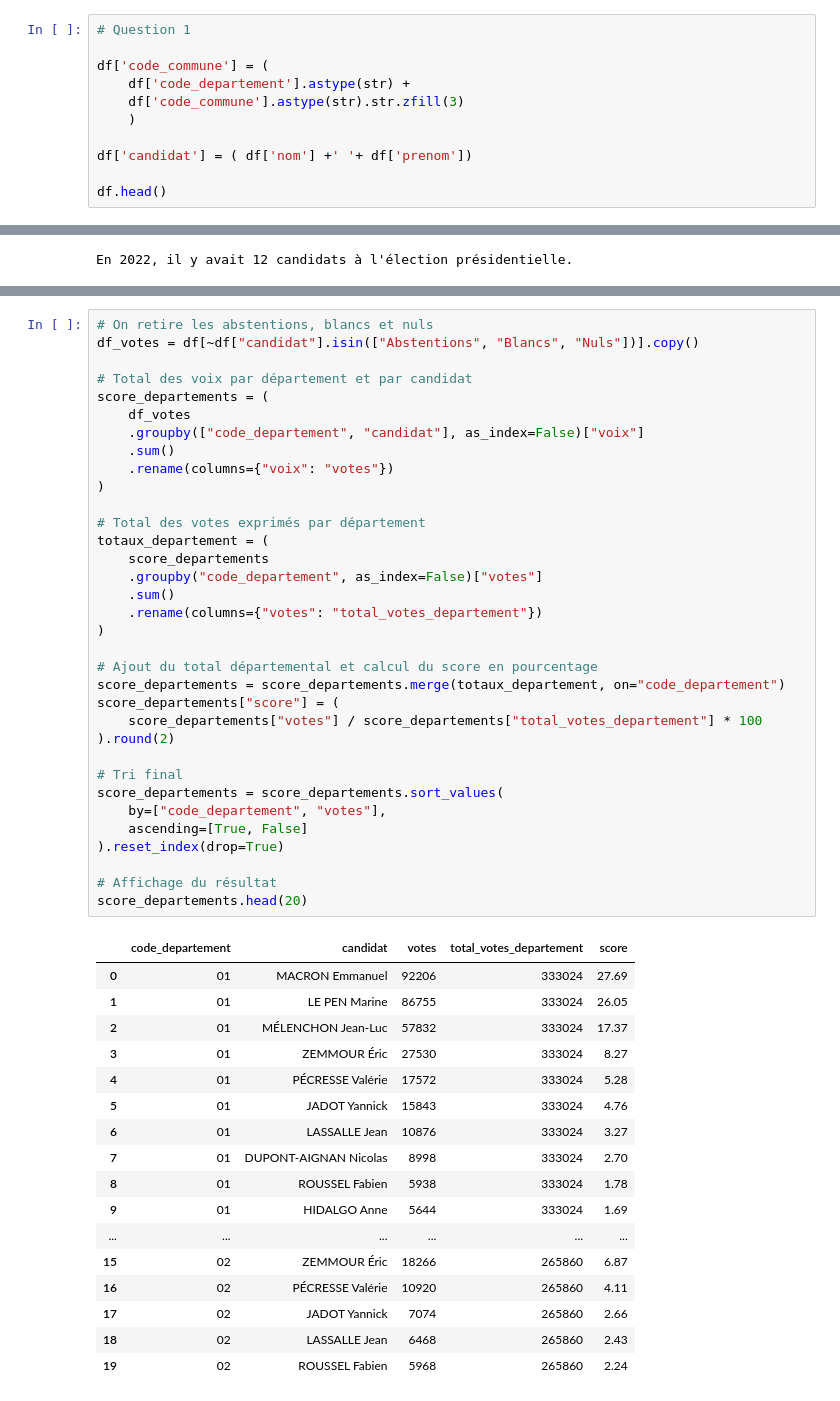
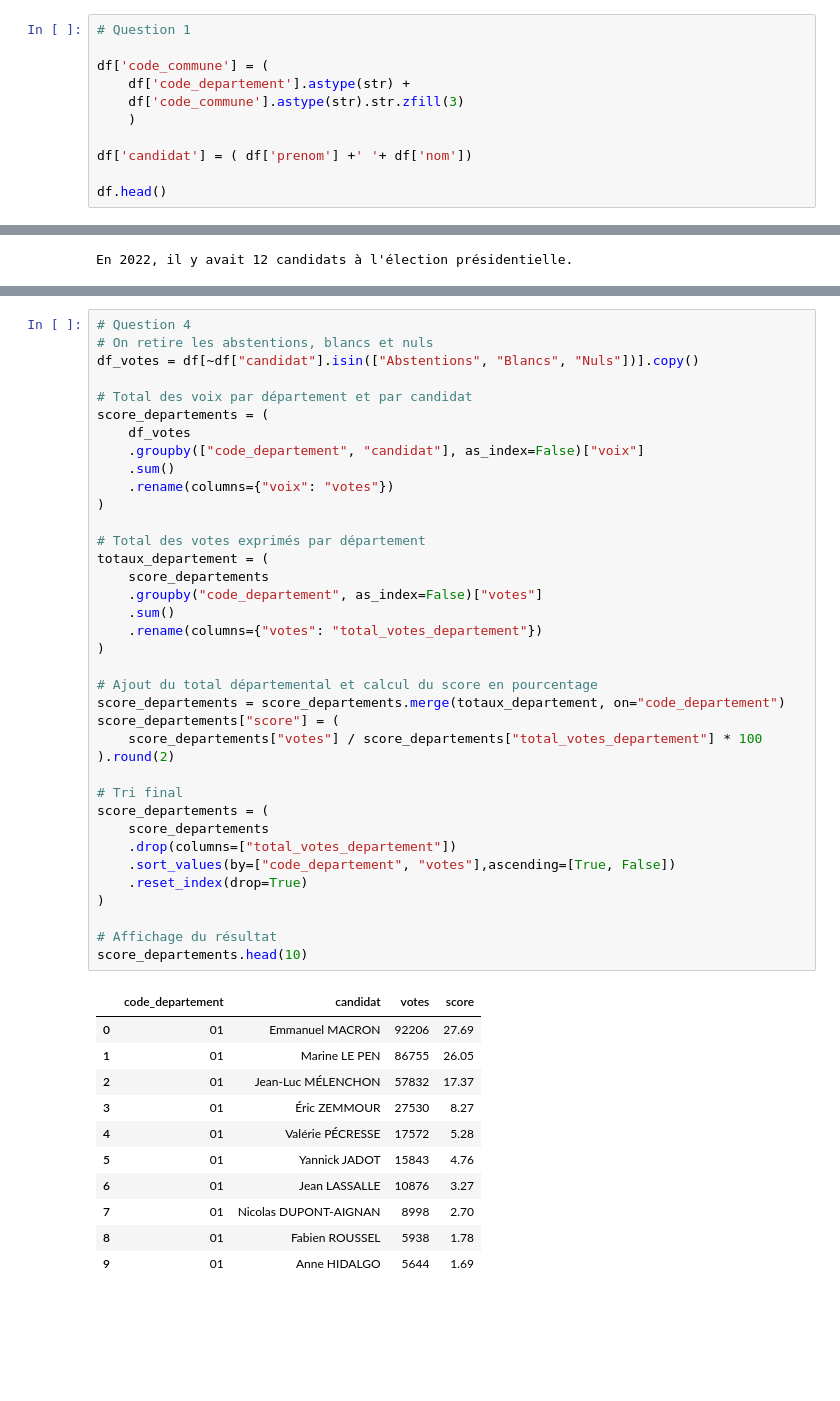
Before and after one commit to Id-bella/Projet_data, a Jupyter notebook: DM_notebook.ipynb, the cells around one changed output, grey strips where cells are left out. Drawn from its saved outputs; the diff is of its cells as text; blank space fills up the shorter version.

```diff
--- a/DM_notebook.ipynb
+++ b/DM_notebook.ipynb
@@ -20,7 +45,7 @@ df['code_commune'] = (
     df['code_commune'].astype(str).str.zfill(3)
     )
 
-df['candidat'] = ( df['nom'] +' '+ df['prenom'])
+df['candidat'] = ( df['prenom'] +' '+ df['nom'])
 
 df.head()
 # %% [output]
@@ -130,52 +146,49 @@ table
 # %%
+# Question 4
 # On retire les abstentions, blancs et nuls
 df_votes = df[~df["candidat"].isin(["Abstentions", "Blancs", "Nuls"])].copy()
 
 # Total des voix par département et par candidat
 score_departements = (
     df_votes
     .groupby(["code_departement", "candidat"], as_index=False)["voix"]
     .sum()
     .rename(columns={"voix": "votes"})
 )
 
 # Total des votes exprimés par département
 totaux_departement = (
     score_departements
     .groupby("code_departement", as_index=False)["votes"]
     .sum()
     .rename(columns={"votes": "total_votes_departement"})
 )
 
 # Ajout du total départemental et calcul du score en pourcentage
 score_departements = score_departements.merge(totaux_departement, on="code_departement")
 score_departements["score"] = (
     score_departements["votes"] / score_departements["total_votes_departement"] * 100
 ).round(2)
 
 # Tri final
-score_departements = score_departements.sort_values(
-    by=["code_departement", "votes"],
-    ascending=[True, False]
-).reset_index(drop=True)
+score_departements = (
+    score_departements
+    .drop(columns=["total_votes_departement"])
+    .sort_values(by=["code_departement", "votes"],ascending=[True, False])
+    .reset_index(drop=True)
+)
 
 # Affichage du résultat
-score_departements.head(20)
+score_departements.head(10)
 # %% [output]
-|  | code_departement | candidat | votes | total_votes_departement | score |
-| 0 | 01 | MACRON Emmanuel | 92206 | 333024 | 27.69 |
-| 1 | 01 | LE PEN Marine | 86755 | 333024 | 26.05 |
-| 2 | 01 | MÉLENCHON Jean-Luc | 57832 | 333024 | 17.37 |
-| 3 | 01 | ZEMMOUR Éric | 27530 | 333024 | 8.27 |
-| 4 | 01 | PÉCRESSE Valérie | 17572 | 333024 | 5.28 |
-| 5 | 01 | JADOT Yannick | 15843 | 333024 | 4.76 |
-| 6 | 01 | LASSALLE Jean | 10876 | 333024 | 3.27 |
-| 7 | 01 | DUPONT-AIGNAN Nicolas | 8998 | 333024 | 2.70 |
-| 8 | 01 | ROUSSEL Fabien | 5938 | 333024 | 1.78 |
-| 9 | 01 | HIDALGO Anne | 5644 | 333024 | 1.69 |
-| ... | ... | ... | ... | ... | ... |
-| 15 | 02 | ZEMMOUR Éric | 18266 | 265860 | 6.87 |
-| 16 | 02 | PÉCRESSE Valérie | 10920 | 265860 | 4.11 |
-| 17 | 02 | JADOT Yannick | 7074 | 265860 | 2.66 |
-| 18 | 02 | LASSALLE Jean | 6468 | 265860 | 2.43 |
-| 19 | 02 | ROUSSEL Fabien | 5968 | 265860 | 2.24 |
+|  | code_departement | candidat | votes | score |
+| 0 | 01 | Emmanuel MACRON | 92206 | 27.69 |
+| 1 | 01 | Marine LE PEN | 86755 | 26.05 |
+| 2 | 01 | Jean-Luc MÉLENCHON | 57832 | 17.37 |
+| 3 | 01 | Éric ZEMMOUR | 27530 | 8.27 |
+| 4 | 01 | Valérie PÉCRESSE | 17572 | 5.28 |
+| 5 | 01 | Yannick JADOT | 15843 | 4.76 |
+| 6 | 01 | Jean LASSALLE | 10876 | 3.27 |
+| 7 | 01 | Nicolas DUPONT-AIGNAN | 8998 | 2.70 |
+| 8 | 01 | Fabien ROUSSEL | 5938 | 1.78 |
+| 9 | 01 | Anne HIDALGO | 5644 | 1.69 |
```
Also changed, not shown: parts of 17 cells of this notebook.
